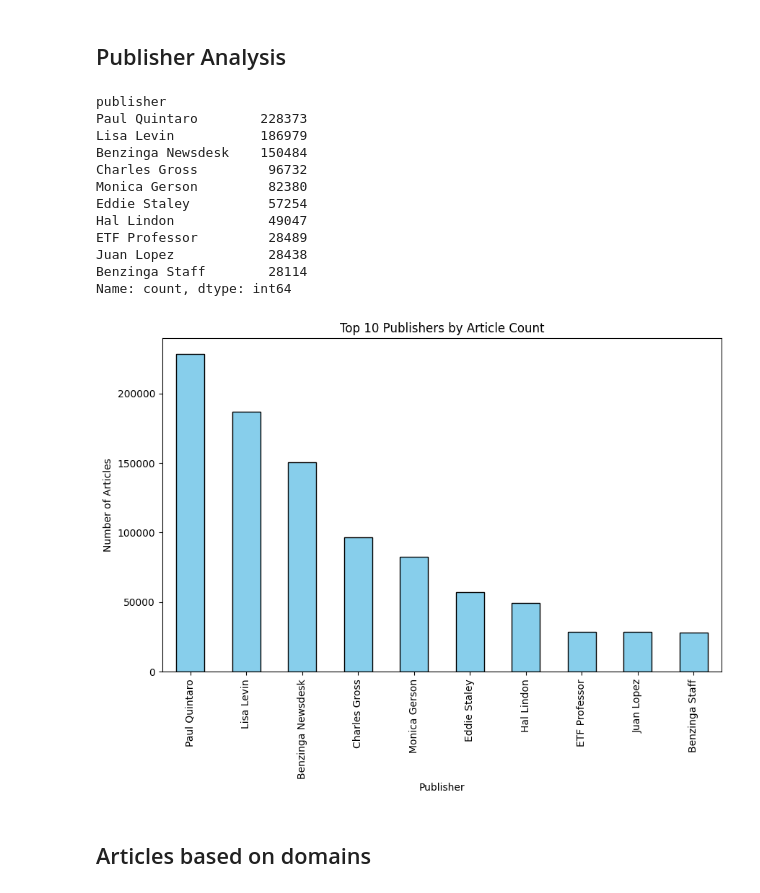
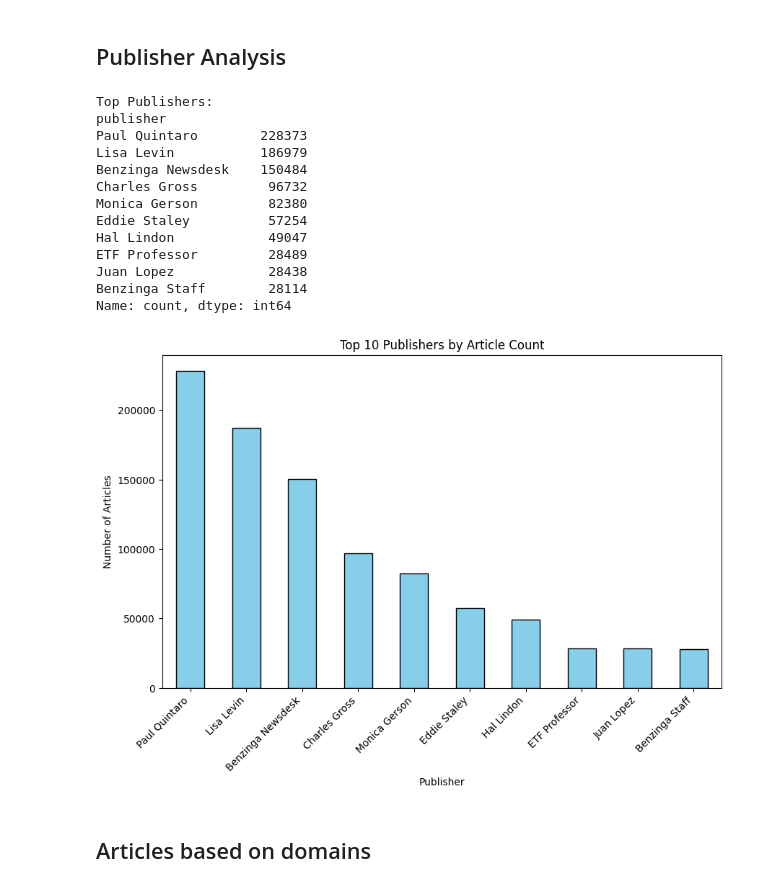
Before and after one commit to Semir1r/Financial-News-and-Stock-Price-Integration, a Jupyter notebook: notebooks/Eda.ipynb, the cells around one changed output. Cells and saved outputs as stored; diff of their text form; code cells hidden in the pictures.

Commit message:
script in separate file

```diff
--- a/notebooks/Eda.ipynb
+++ b/notebooks/Eda.ipynb
@@ -45,32 +45,33 @@ plt.show()
 [figure]
 # %% [markdown]
 ## Publisher Analysis
-# %%
-# Count articles per publisher
-publisher_counts = data['publisher'].value_counts()
-
-# Display the top publishers
-print(publisher_counts.head(10))
-
-# Bar plot for the top 10 publishers
-publisher_counts.head(10).plot(kind='bar', figsize=(10, 6), color='skyblue', edgecolor='black')
-plt.title('Top 10 Publishers by Article Count')
-plt.xlabel('Publisher')
-plt.ylabel('Number of Articles')
-plt.show()
-# %% [output]
-publisher
-Paul Quintaro        228373
-Lisa Levin           186979
-Benzinga Newsdesk    150484
-Charles Gross         96732
-Monica Gerson         82380
-Eddie Staley          57254
-Hal Lindon            49047
-ETF Professor         28489
-Juan Lopez            28438
-Benzinga Staff        28114
-Name: count, dtype: int64
-[figure, removed]
+# %%
+# Load the dataset
+import sys
+import os
+sys.path.append(os.path.abspath('../scripts'))
+
+from publisher_analysis import count_and_plot_publishers
+
+# Load your dataset
+data = pd.read_csv(r"C:\Users\Administrator\Desktop\KAIM\Financial-News-and-Stock-Price-Integration\data\raw_analyst_ratings.csv")
+
+# Call the function to count and plot publishers
+count_and_plot_publishers(data, column_name='publisher', top_n=10)
+# %% [output]
+Top Publishers:
+publisher
+Paul Quintaro        228373
+Lisa Levin           186979
+Benzinga Newsdesk    150484
+Charles Gross         96732
+Monica Gerson         82380
+Eddie Staley          57254
+Hal Lindon            49047
+ETF Professor         28489
+Juan Lopez            28438
+Benzinga Staff        28114
+Name: count, dtype: int64
+[figure, added]
 # %% [markdown]
 ## Articles based on domains
```
Also changed, not shown: parts of 3 cells of this notebook, 3 other files.
